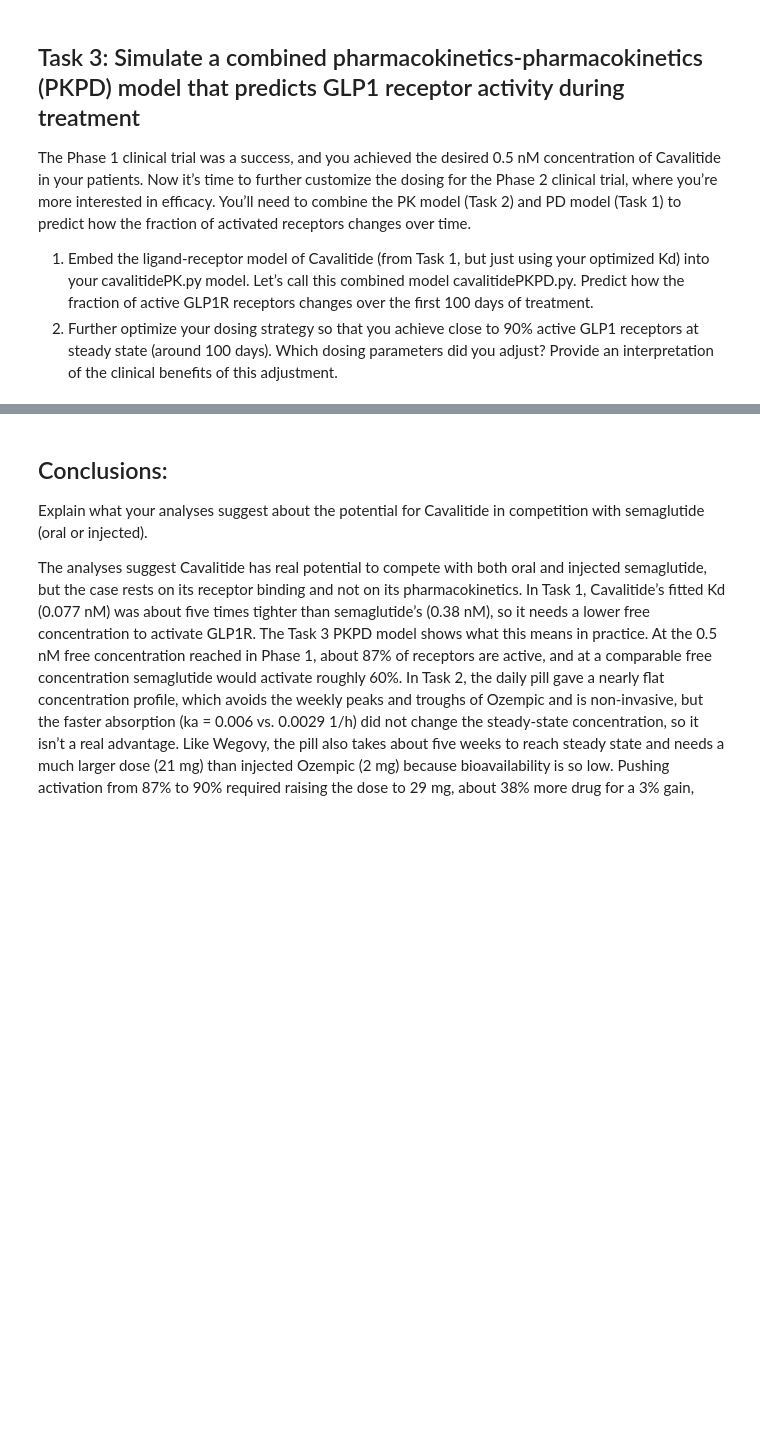
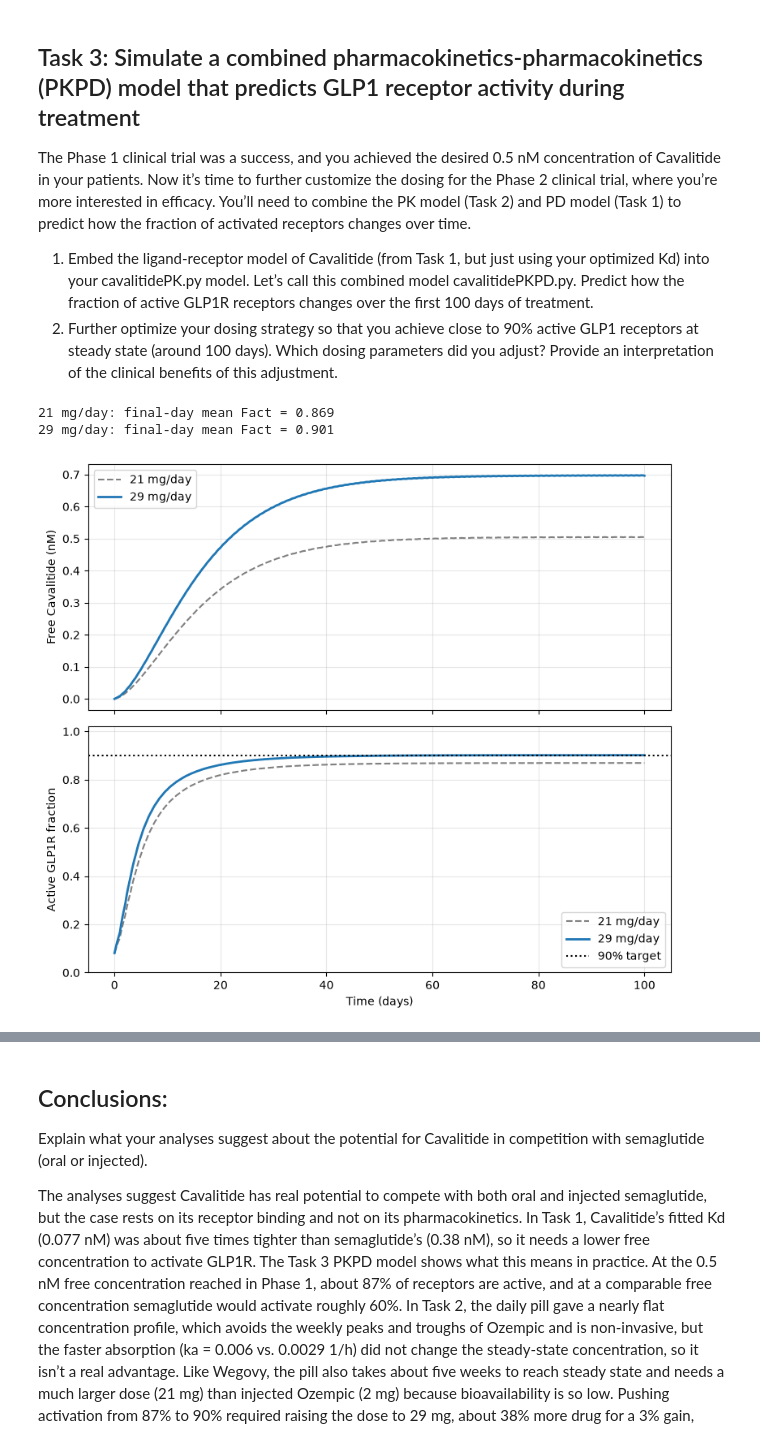
Before and after one commit to alenabhilash03-beep/Module3BME2315, a Jupyter notebook: Final Assignment/Module3_Project_Template.ipynb, the cells around one changed output, grey strips where cells are left out. Saved outputs shown, nothing was run; the diff lists cells and outputs as text; code cells hidden in the pictures; blank space fills up the shorter version.

Commit message:
Completed Task 3, Limitations and Future Work, etc

```diff
--- a/Final Assignment/Module3_Project_Template.ipynb
+++ b/Final Assignment/Module3_Project_Template.ipynb
@@ -194,3 +194,62 @@ The Phase 1 clinical trial was a success, and you achieved the desired 0.5 nM co
 
 1. Embed the ligand-receptor model of Cavalitide (from Task 1, but just using your optimized Kd) into your cavalitidePK.py model. Let’s call this combined model cavalitidePKPD.py. Predict how the fraction of active GLP1R receptors changes over the first 100 days of treatment.
 2. Further optimize your dosing strategy so that you achieve close to 90% active GLP1 receptors at steady state (around 100 days).  Which dosing parameters did you adjust? Provide an interpretation of the clinical benefits of this adjustment.
+# %%
+# Task 3: combined Cavalitide PK-PD model (uses the Task 2 PK assumptions)
+KD_CAVALITIDE = 0.077  # nM, Task 1 fitted value
+GLP1_FASTING = 0.015   # nM
+KD_GLP1 = 0.17         # nM
+
+def fraction_active_pkpd(cavalitide_free_nM):
+    return ((KD_CAVALITIDE * GLP1_FASTING) + (KD_GLP1 * cavalitide_free_nM)) / (
+        (KD_GLP1 * KD_CAVALITIDE)
+        + (KD_CAVALITIDE * GLP1_FASTING)
+        + (KD_GLP1 * cavalitide_free_nM)
+    )
+
+def simulate_pkpd(dose_mg, n_doses=100, points_per_day=240):
+    def rhs(t, y):
+        depot_mg, blood_mg_per_L = y
+        return [-0.006 * depot_mg, 0.006 * depot_mg / V - ke * blood_mg_per_L]
+
+    y = np.array([0.0, 0.0])
+    t_all, c_all = [], []
+    for i in range(n_doses):
+        y[0] += 0.01 * dose_mg
+        t0 = i * 24
+        t_eval = t0 + np.linspace(0, 24, points_per_day)
+        sol = solve_ivp(rhs, (t0, t0 + 24), y, t_eval=t_eval,
+                        method='LSODA', rtol=1e-8, atol=1e-10)
+        t_all.append(sol.t)
+        c_all.append(sol.y[1])
+        y = sol.y[:, -1].copy()
+
+    t_h = np.concatenate(t_all)
+    free_nM = Ffree * np.concatenate(c_all) * 1e-3 / MW * 1e9
+    return t_h, free_nM, fraction_active_pkpd(free_nM)
+
+# Compare the Task 2 regimen with the receptor-activation-optimised regimen.
+t_21, c_21, fact_21 = simulate_pkpd(21)
+t_29, c_29, fact_29 = simulate_pkpd(29)
+last_day_21 = t_21 >= t_21.max() - 24
+last_day_29 = t_29 >= t_29.max() - 24
+print(f'21 mg/day: final-day mean Fact = {fact_21[last_day_21].mean():.3f}')
+print(f'29 mg/day: final-day mean Fact = {fact_29[last_day_29].mean():.3f}')
+
+fig, axes = plt.subplots(2, 1, figsize=(8, 7), sharex=True)
+axes[0].plot(t_21 / 24, c_21, '--', color='gray', label='21 mg/day')
+axes[0].plot(t_29 / 24, c_29, lw=2, label='29 mg/day')
+axes[0].set_ylabel('Free Cavalitide (nM)')
+axes[0].grid(alpha=0.3); axes[0].legend()
+axes[1].plot(t_21 / 24, fact_21, '--', color='gray', label='21 mg/day')
+axes[1].plot(t_29 / 24, fact_29, lw=2, label='29 mg/day')
+axes[1].axhline(0.90, color='black', ls=':', label='90% target')
+axes[1].set(xlabel='Time (days)', ylabel='Active GLP1R fraction', ylim=(0, 1.02))
+axes[1].grid(alpha=0.3); axes[1].legend()
+plt.tight_layout()
+plt.savefig('task3_cavalitide_pkpd.png', dpi=150)
+plt.show()
+# %% [output]
+21 mg/day: final-day mean Fact = 0.869
+29 mg/day: final-day mean Fact = 0.901
+[figure, added]
```
Also changed, not shown: parts of 8 cells of this notebook, 5 other files.
